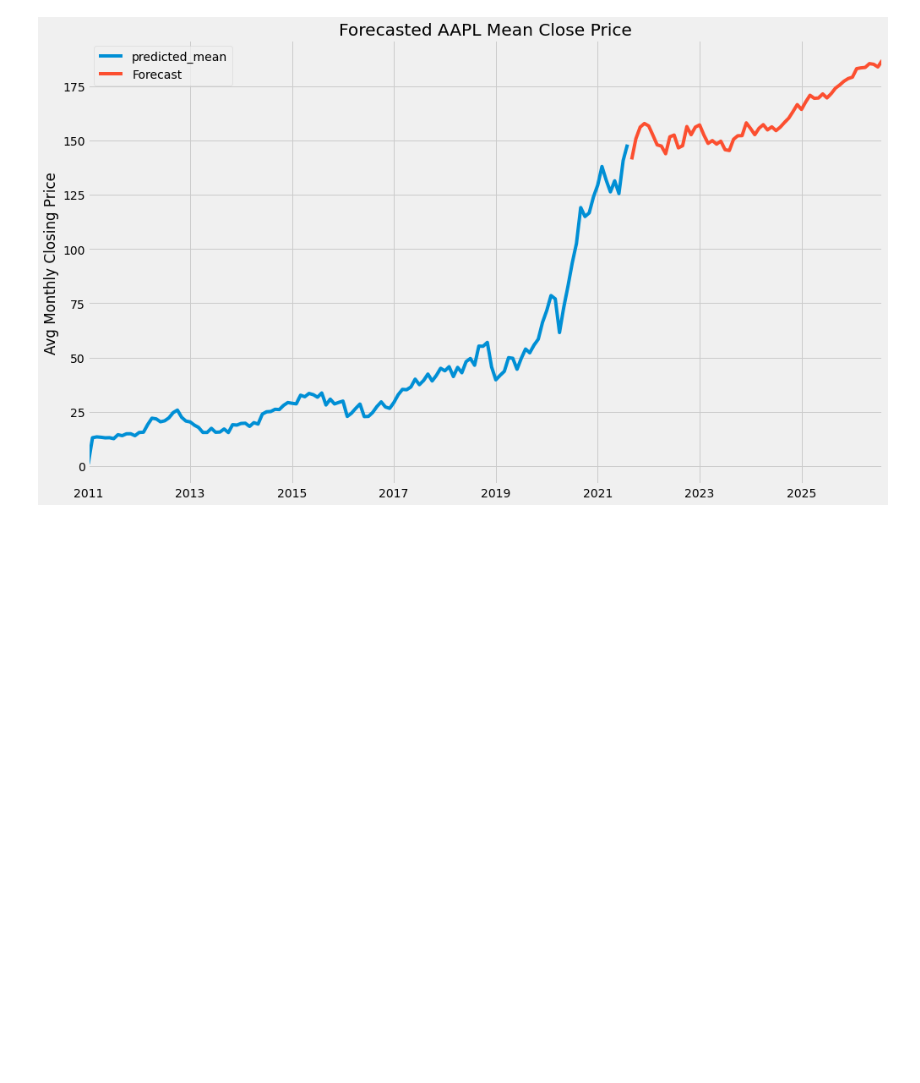
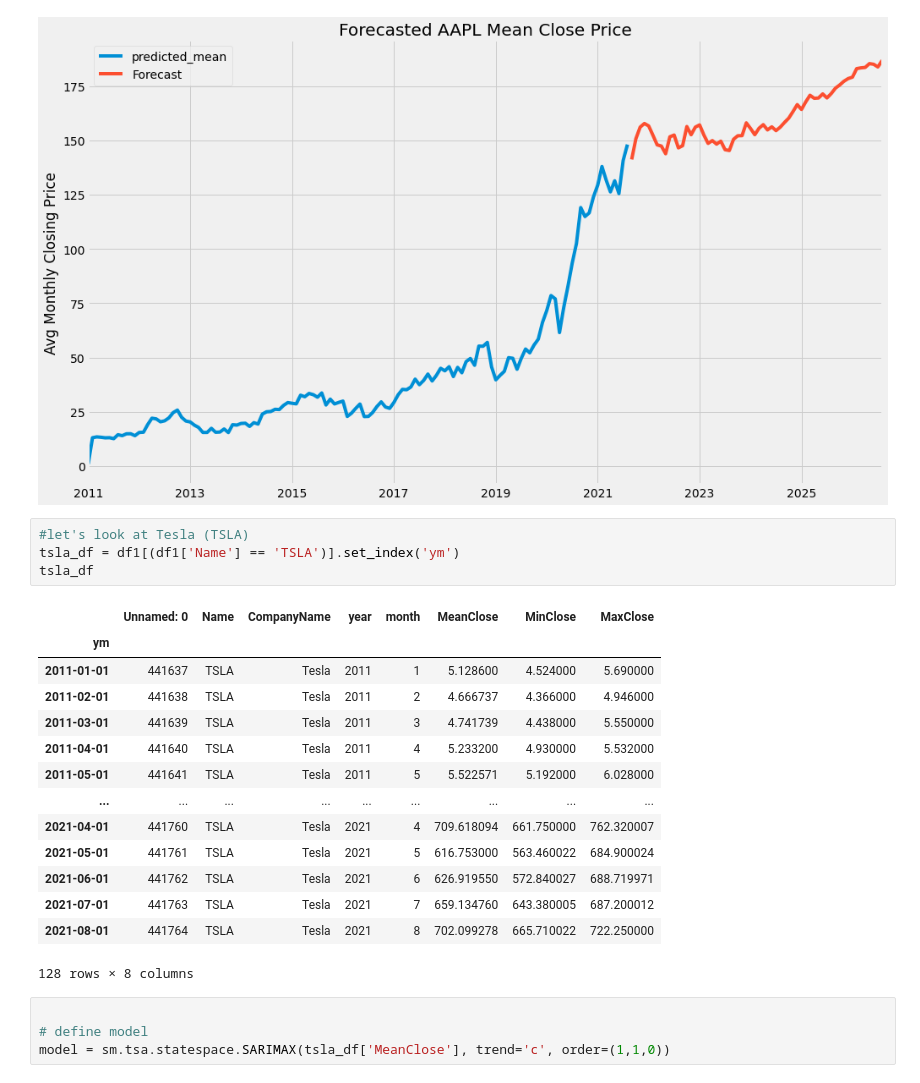
Before and after one commit to melfraas/ML_Stock_Project, a Jupyter notebook: Clean_Working_Data.ipynb, the cells around one changed output. Drawn from its saved outputs; the diff is of its cells as text; blank space fills up the shorter version.

```diff
--- a/Clean_Working_Data.ipynb
+++ b/Clean_Working_Data.ipynb
@@ -386,3 +342,26 @@ plt.title('Forecasted AAPL Mean Close Price')
 # %% [output]
 Text(0.5, 1.0, 'Forecasted AAPL Mean Close Price')
 [figure]
+# %%
+#let's look at Tesla (TSLA)
+tsla_df = df1[(df1['Name'] == 'TSLA')].set_index('ym')
+tsla_df
+# %% [output]
+|  | Unnamed: 0 | Name | CompanyName | year | month | MeanClose | MinClose | MaxClose |
+| ym |  |  |  |  |  |  |  |  |
+| 2011-01-01 | 441637 | TSLA | Tesla | 2011 | 1 | 5.128600 | 4.524000 | 5.690000 |
+| 2011-02-01 | 441638 | TSLA | Tesla | 2011 | 2 | 4.666737 | 4.366000 | 4.946000 |
+| 2011-03-01 | 441639 | TSLA | Tesla | 2011 | 3 | 4.741739 | 4.438000 | 5.550000 |
+| 2011-04-01 | 441640 | TSLA | Tesla | 2011 | 4 | 5.233200 | 4.930000 | 5.532000 |
+| 2011-05-01 | 441641 | TSLA | Tesla | 2011 | 5 | 5.522571 | 5.192000 | 6.028000 |
+| ... | ... | ... | ... | ... | ... | ... | ... | ... |
+| 2021-04-01 | 441760 | TSLA | Tesla | 2021 | 4 | 709.618094 | 661.750000 | 762.320007 |
+| 2021-05-01 | 441761 | TSLA | Tesla | 2021 | 5 | 616.753000 | 563.460022 | 684.900024 |
+| 2021-06-01 | 441762 | TSLA | Tesla | 2021 | 6 | 626.919550 | 572.840027 | 688.719971 |
+| 2021-07-01 | 441763 | TSLA | Tesla | 2021 | 7 | 659.134760 | 643.380005 | 687.200012 |
+| 2021-08-01 | 441764 | TSLA | Tesla | 2021 | 8 | 702.099278 | 665.710022 | 722.250000 |
+128 rows × 8 columns
+# %%
+
+# define model
+model = sm.tsa.statespace.SARIMAX(tsla_df['MeanClose'], trend='c', order=(1,1,0))
```
Also changed, not shown: parts of 9 cells of this notebook.
